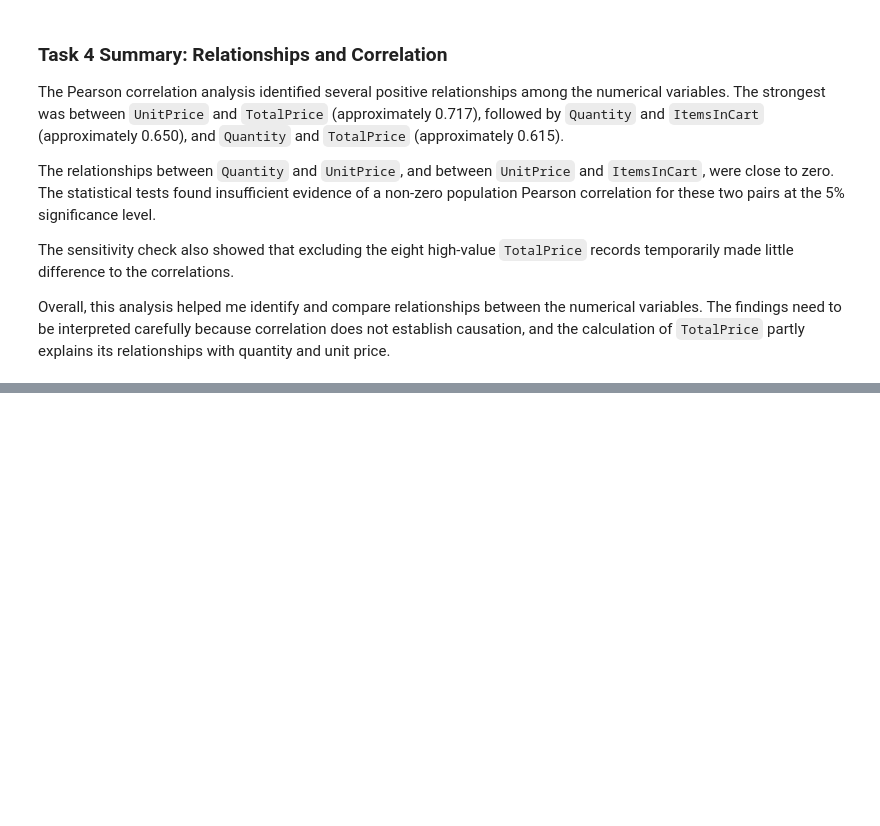
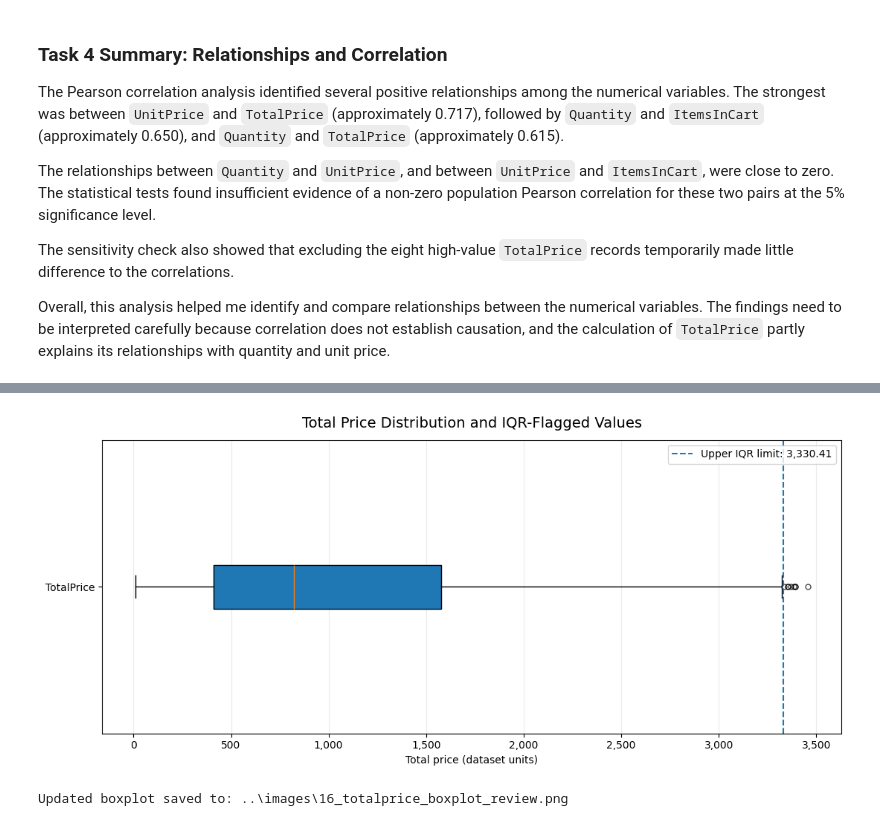
Before and after one commit to francisparwez/exploratory-data-analysis, a Jupyter notebook: notebooks/exploratory_data_analysis.ipynb, the cells around one changed output, grey strips where cells are left out. Drawn from its saved outputs; the diff is of its cells as text; code cells hidden in the pictures; blank space fills up the shorter version.

```diff
--- a/notebooks/exploratory_data_analysis.ipynb
+++ b/notebooks/exploratory_data_analysis.ipynb
@@ -2366,0 +3077,64 @@ Overall, this analysis helped me identify and compare relationships between the
+# %%
+import matplotlib.pyplot as plt
+from matplotlib.ticker import StrMethodFormatter
+from pathlib import Path
+
+images_folder = Path("../images")
+images_folder.mkdir(parents=True, exist_ok=True)
+
+fig, ax = plt.subplots(figsize=(11, 5))
+
+ax.boxplot(
+    total_price_data,
+    vert=False,
+    patch_artist=True,
+    showfliers=True,
+    flierprops={
+        "marker": "o",
+        "markersize": 5,
+        "markerfacecolor": "none",
+        "markeredgecolor": "black",
+        "alpha": 0.7
+    }
+)
+
+# Mark the upper IQR limit for reference
+ax.axvline(
+    upper_bound,
+    linestyle="--",
+    linewidth=1.5,
+    label=f"Upper IQR limit: {upper_bound:,.2f}"
+)
+
+ax.set_title(
+    "Total Price Distribution and IQR-Flagged Values",
+    fontsize=14,
+    pad=12
+)
+ax.set_xlabel("Total price (dataset units)")
+ax.set_yticks([1])
+ax.set_yticklabels(["TotalPrice"])
+ax.xaxis.set_major_formatter(
+    StrMethodFormatter("{x:,.0f}")
+)
+
+ax.grid(axis="x", alpha=0.25)
+ax.legend(loc="upper right")
+fig.tight_layout()
+
+boxplot_path = (
+    images_folder / "16_totalprice_boxplot_review.png"
+)
+
+fig.savefig(
+    boxplot_path,
+    dpi=300,
+    bbox_inches="tight"
+)
+
+plt.show()
+
+print("Updated boxplot saved to:", boxplot_path)
+# %% [output]
+[figure, added]
+Updated boxplot saved to: ..\images\16_totalprice_boxplot_review.png
```
Also changed, not shown: parts of 49 cells of this notebook, 9 other files.
